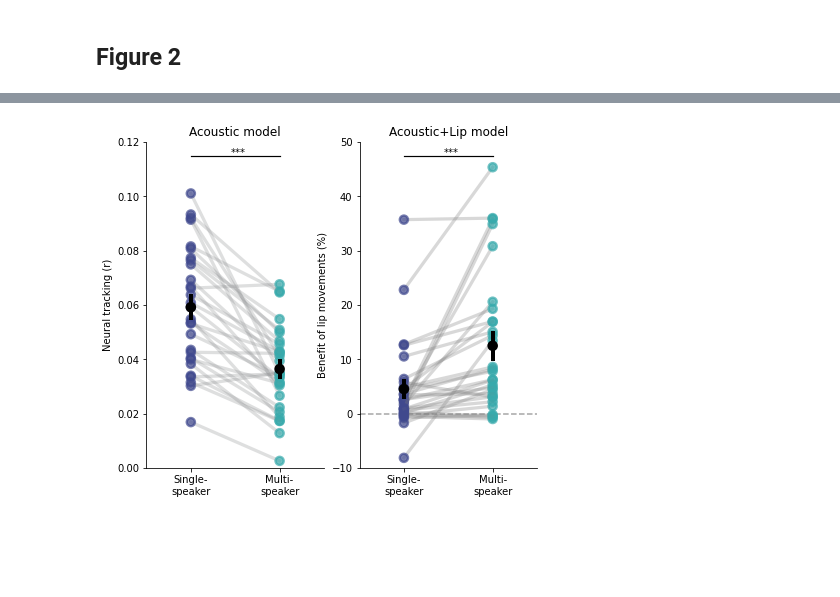
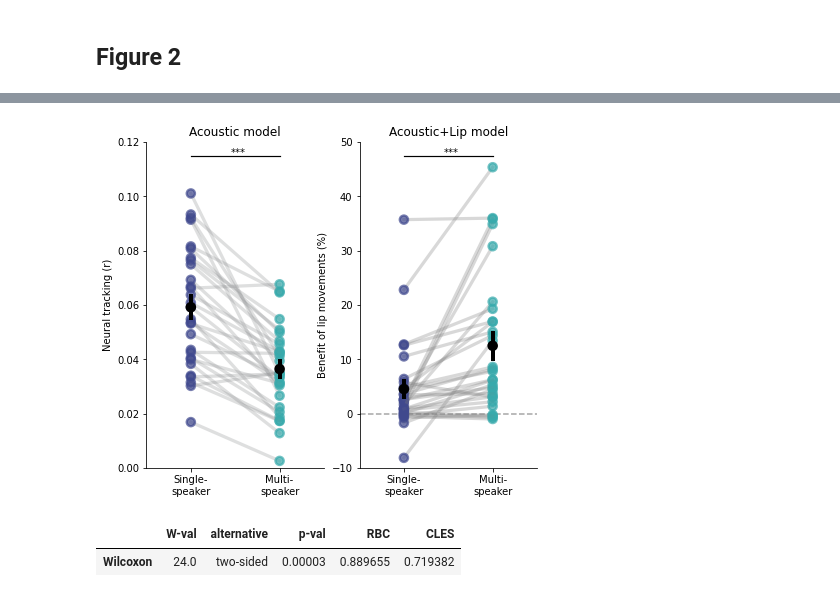
Before and after one commit to reispat/av_speech_mask, a Jupyter notebook: figure_2.ipynb, the cells around one changed output, grey strips where cells are left out. Saved outputs shown, nothing was run; the diff lists cells and outputs as text; code cells hidden in the pictures; blank space fills up the shorter version.

```diff
--- a/figure_2.ipynb
+++ b/figure_2.ipynb
@@ -207,7 +255,7 @@ plt.setp(fig1.collections, color=[color_clear, color_dist], alpha=0.7)
 plt.setp(fig1.lines, alpha=.3, color=matplotlib.colors.to_rgb('#939597'))
 plt.xlabel("acoustic+lip")
 
-plt.setp(fig1, ylim=(0, 0.12), ylabel="prediction accuracy (r)", xlabel="condition", title="Acoustic model", xticklabels=["singlespeaker", "multispeaker"])
+plt.setp(fig1, ylim=(0, 0.12), ylabel="prediction accuracy (r)", xlabel="condition", title="Acoustic model")
 
 fig2 = sns.pointplot(x="condition", y='acc', data=df_bsl_long, color="black",
               join=False, scale=1.2, errwidth=4, ax=axes[0], errorbar="se")
@@ -216,30 +264,37 @@ plt.setp(fig2.collections, zorder=1)
 
 fig3 = sns.pointplot(x='condition', y='add_val_avg_perc', hue="subject_id", data=df_accs_add_val_long, palette=palette,
                      scale=1.2)
 plt.setp(fig3.collections, color=[color_clear, color_dist], alpha=0.7)
 plt.setp(fig3.lines, alpha=.3, color="grey")
 
 sns.despine()
 
 plt.setp(fig3, ylim=(-10, 50), title="Acoustic+Lip model")
 
 fig4 = sns.pointplot(x="condition", y='add_val_avg_perc', data=df_accs_add_val_long, color="black",
               join=False, scale=1.2, errwidth=4, ax=axes[1], errorbar="se")
 plt.setp(fig4.lines, zorder=1)
 plt.setp(fig4.collections, zorder=1)
 
 fig3.legend_.remove()
 fig3.axhline(0, color='grey', linestyle="dashed", alpha=0.7, zorder=0)
 
 fig1.axhline(y=0.115, xmin=0.25, xmax=0.75, color='black', linestyle="solid", linewidth=1.2)
 fig1.text(x=0.45, y=0.115, s="***")
 
 fig3.axhline(y=47.5, xmin=0.25, xmax=0.75, color='black', linestyle="solid", linewidth=1.2)
 fig3.text(x=0.45, y=47.5, s="***")
 
 plt.setp([fig1, fig3], xticklabels=["Single-\nspeaker", "Multi-\nspeaker"], xlabel="")
 plt.setp(fig1, ylabel="Neural tracking (r)")
 plt.setp(fig3, ylabel="Benefit of lip movements (%)")
 plt.show()
+
+# Wilcoxon signed-rank test
+wcox_add_val_acc = pg.wilcoxon(ds_accs_add_val_df.query("condition=='no_mask_dist'").add_val_avg_perc,
+                        ds_accs_add_val_df.query("condition=='no_mask_clear'").add_val_avg_perc)
+display(wcox_add_val_acc)
 # %% [output]
 [figure]
+|  | W-val | alternative | p-val | RBC | CLES |
+| Wilcoxon | 24.0 | two-sided | 0.00003 | 0.889655 | 0.719382 |
```
Also changed, not shown: parts of 3 cells of this notebook, 3 other files.
